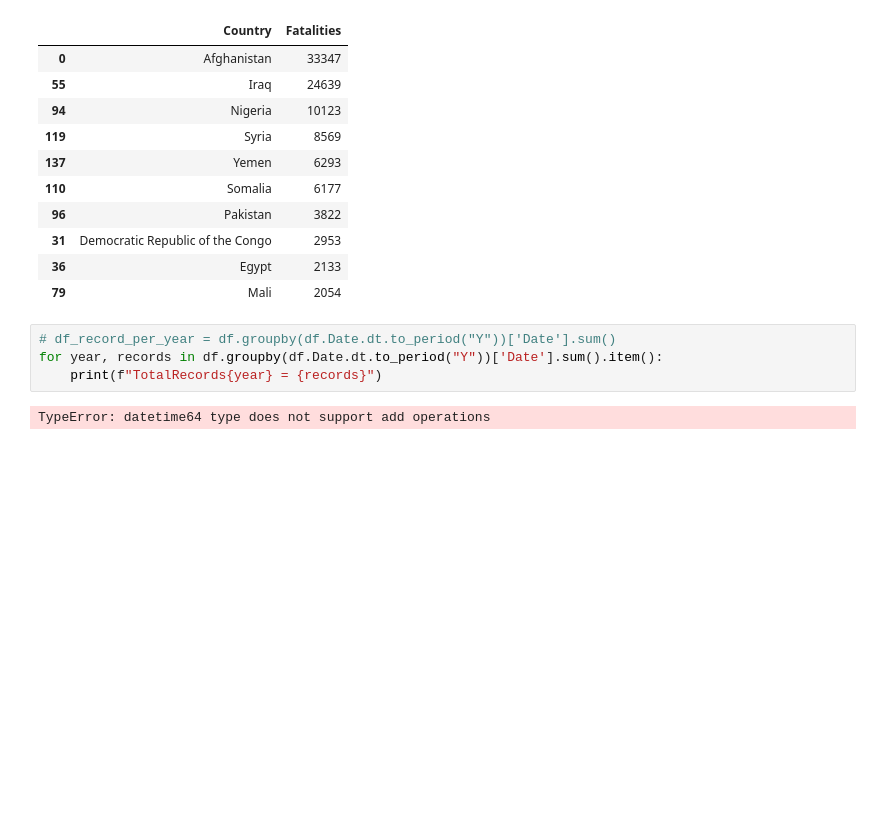
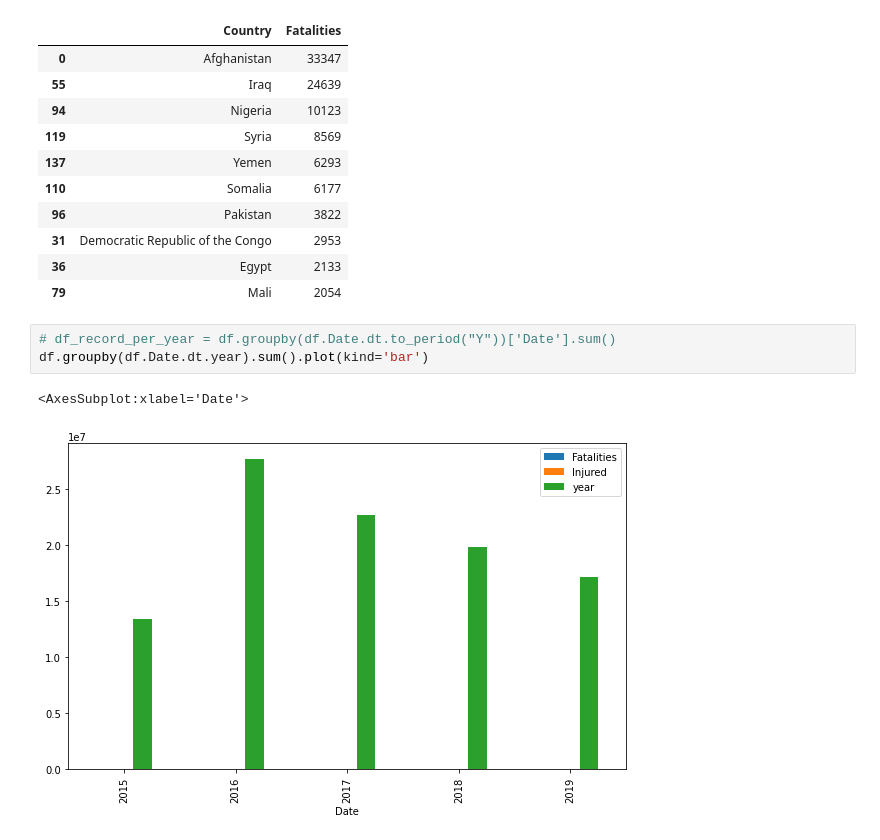
Before and after one commit to devalornir/gtd-project, a Jupyter notebook: test.ipynb, the cells around one changed output. Cells and saved outputs as stored; diff of their text form; blank space fills up the shorter version.

```diff
--- a/test.ipynb
+++ b/test.ipynb
@@ -158,10 +163,10 @@ country_fatality_sum.head(10)
 | 79 | Mali | 2054 |
 # %%
 # df_record_per_year = df.groupby(df.Date.dt.to_period("Y"))['Date'].sum()
-for year, records in df.groupby(df.Date.dt.to_period("Y"))['Date'].sum().item():
-    print(f"TotalRecords{year} = {records}")
+df.groupby(df.Date.dt.year).sum().plot(kind='bar')
 # %% [output]
-TypeError: datetime64 type does not support add operations
+<AxesSubplot:xlabel='Date'>
+[figure, added]
 # %%
 df['Perpetrator'].value_counts().plot(kind='pie', y='Perpetrator', shadow = True, autopct='%1.1f%%')
 # %% [output]
```
Also changed, not shown: parts of 39 cells of this notebook, 2 other files.
